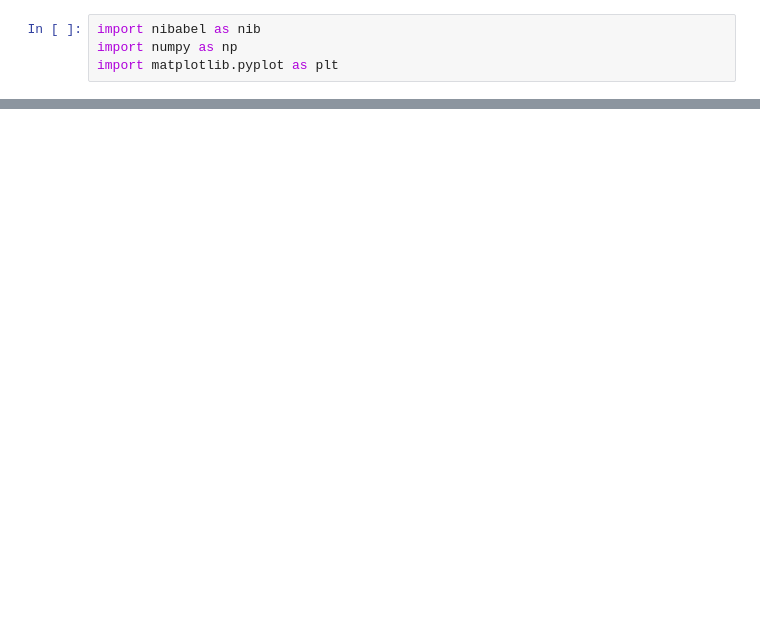
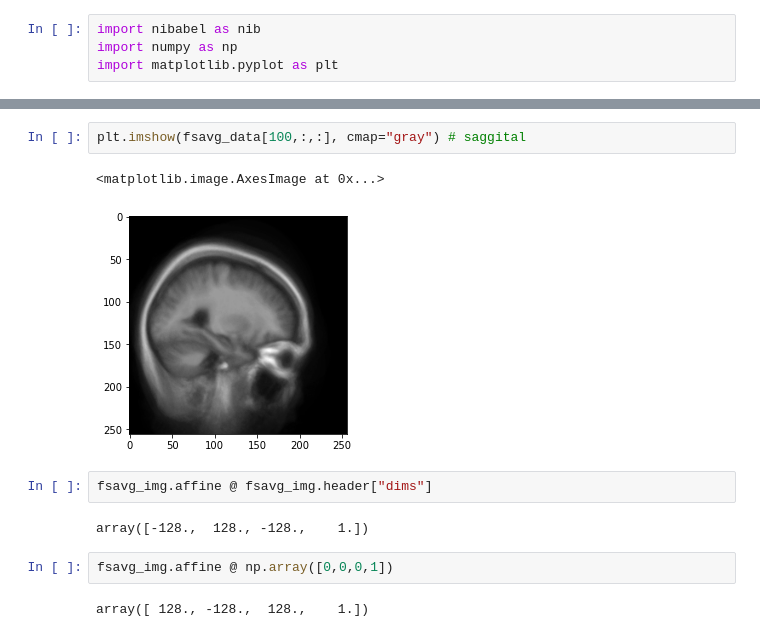
Before and after one commit to lauraflyra/neurolib, a Jupyter notebook: ni_eeg_forward_project/playground_dev/compare_to_aal.ipynb, the cells around one changed output, grey strips where cells are left out. Saved outputs shown, nothing was run; the diff lists cells and outputs as text; blank space fills up the shorter version.

```diff
--- a/ni_eeg_forward_project/playground_dev/compare_to_aal.ipynb
+++ b/ni_eeg_forward_project/playground_dev/compare_to_aal.ipynb
@@ -81,0 +125,13 @@ imshow_into_aal_space(data_aal[:, 30, :], view="xz")
+# %%
+plt.imshow(fsavg_data[100,:,:], cmap="gray") # saggital
+# %% [output]
+<matplotlib.image.AxesImage at 0x...>
+[figure, added]
+# %%
+fsavg_img.affine @ fsavg_img.header["dims"]
+# %% [output]
+array([-128.,  128., -128.,    1.])
+# %%
+fsavg_img.affine @ np.array([0,0,0,1])
+# %% [output]
+array([ 128., -128.,  128.,    1.])
```
Also changed, not shown: parts of 10 cells of this notebook.
